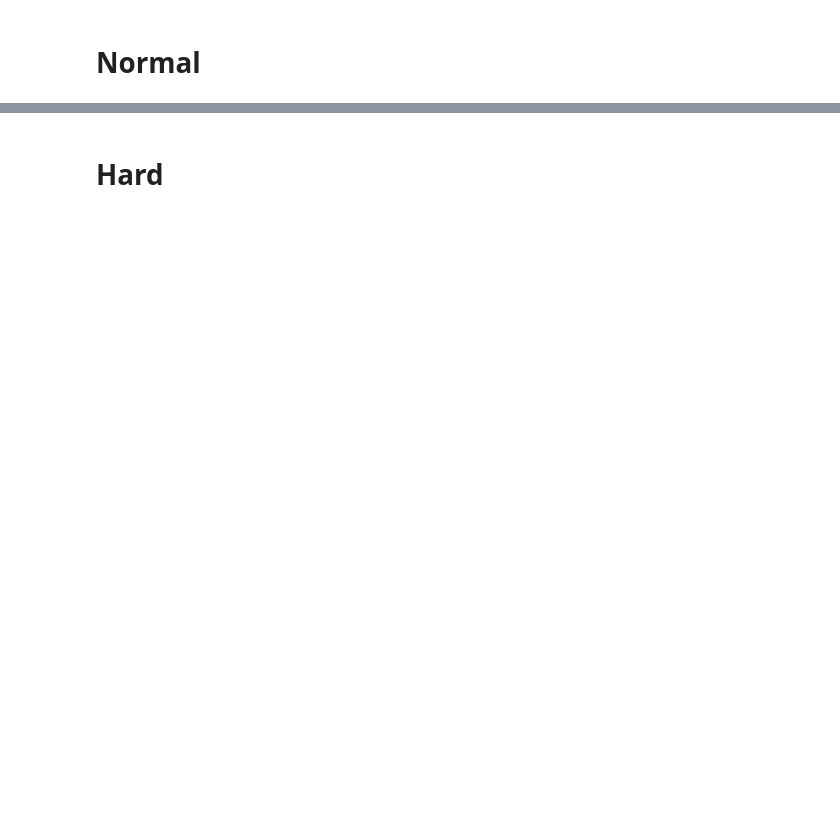
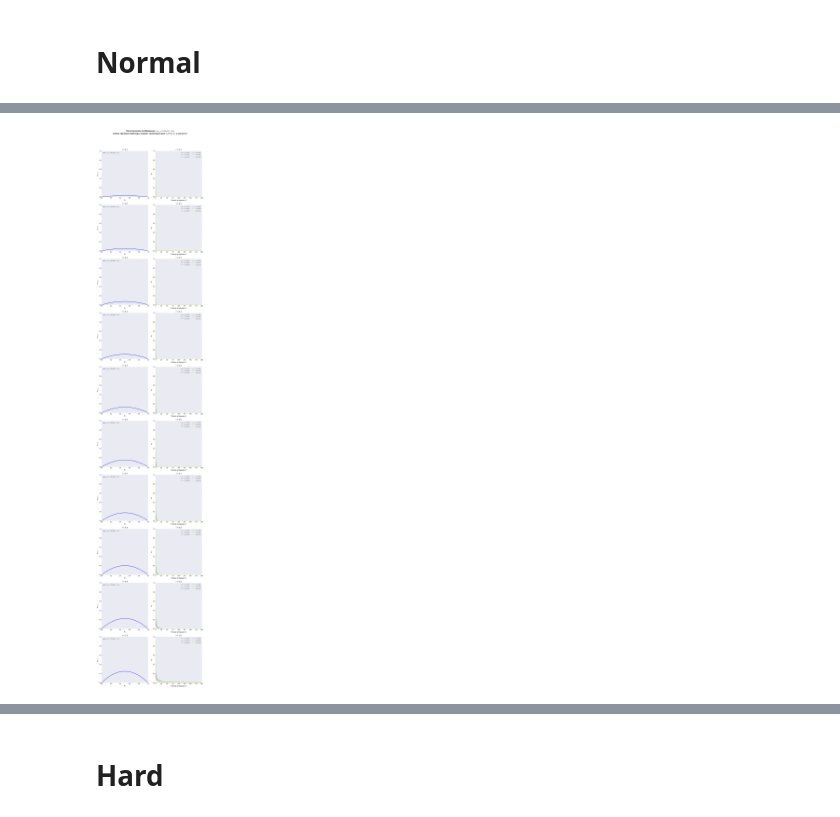
Before and after one commit to Potemeyker/Mathematical_analysis-Lab, a Jupyter notebook: notebook.ipynb, the cells around one changed output, grey strips where cells are left out. Saved outputs shown, nothing was run; the diff lists cells and outputs as text; code cells hidden in the pictures; blank space fills up the shorter version.

```diff
--- a/notebook.ipynb
+++ b/notebook.ipynb
@@ -152,0 +232,67 @@ $$\begin{cases}
+# %%
+v0_values = np.arange(0.1, 1, 0.2)
+r_values = np.arange(0.1, 1.1, 0.1)
+
+colors = plt.cm.viridis(np.linspace(0, 1, len(x0_values)))
+fig, axes = plt.subplots(len(r_values), 2, figsize=(12, 60))
+
+for idx, r in enumerate(r_values):
+    # Функция перехода
+    ax_left = axes[idx, 0]
+
+    # Значение x от 0 до 1 с шагом 1000
+    x = np.linspace(0, 1, 1000)
+
+    # Считаем для каждого x_n x_{n+1}
+    x_next = f(x, r)
+
+    # Рисуем функцию перехода
+    ax_left.plot(x, x_next, 'b-', linewidth=2, label=f'$x_{{n+1}} = {r:.1f}x_n(1-x_n)$')
+
+    # Настройки левого графика
+    ax_left.set_xlim(0, 1)
+    ax_left.set_ylim(0, 1)
+    ax_left.set_xlabel('$x_n$', fontsize=14)
+    ax_left.set_ylabel('$x_{n+1}$', fontsize=14)
+    ax_left.set_title(f'$r = {r:.1f}$', fontsize=14, fontweight='bold')
+    ax_left.grid(True, alpha=0.3)
+    ax_left.legend(loc='upper left', fontsize=10)
+
+    # ===== ПРАВЫЙ ГРАФИК: Траектории для разных x_0 =====
+    ax_right = axes[idx, 1]
+
+    # Строим траектории
+    for x0_idx, x0 in enumerate(x0_values):
+        # Генерируем траекторию
+        trajectory = [x0]
+        n_iterations = 200
+
+        for i in range(n_iterations):
+            next_val = f(trajectory[-1], r)
+            trajectory.append(next_val)
+
+        # Рисуем траекторию
+        ax_right.plot(range(n_iterations + 1), trajectory,
+                      color=colors[x0_idx],
+                      alpha=0.7,
+                      linewidth=1.5,
+                      label=f'$x_0 = {x0:.1f}$' if x0_idx % 2 == 0 else None)
+
+    # Настройки правого графика
+    ax_right.set_xlabel('Номер итерации $n$', fontsize=14)
+    ax_right.set_ylabel('$x_n$', fontsize=14)
+    ax_right.set_title(f'$r = {r:.1f}$', fontsize=14, fontweight='bold')
+    ax_right.set_xlim(0, n_iterations)
+    ax_right.set_ylim(0, 1)
+    ax_right.grid(True, alpha=0.3)
+
+    # Добавляем легенду
+    ax_right.legend(loc='upper right', fontsize=10, ncol=2)
+
+plt.suptitle('Логистическое отображение: $x_{n+1} = rx_n(1 - x_n)$\n'
+             'Слева: функция перехода, Справа: траектории для $x_0 \in (0, 1)$ с шагом 0.1',
+             fontsize=16, fontweight='bold', y=1.02)
+plt.tight_layout()
+plt.show()
+# %% [output]
+[figure, added]
```
Also changed, not shown: parts of 34 cells of this notebook.
